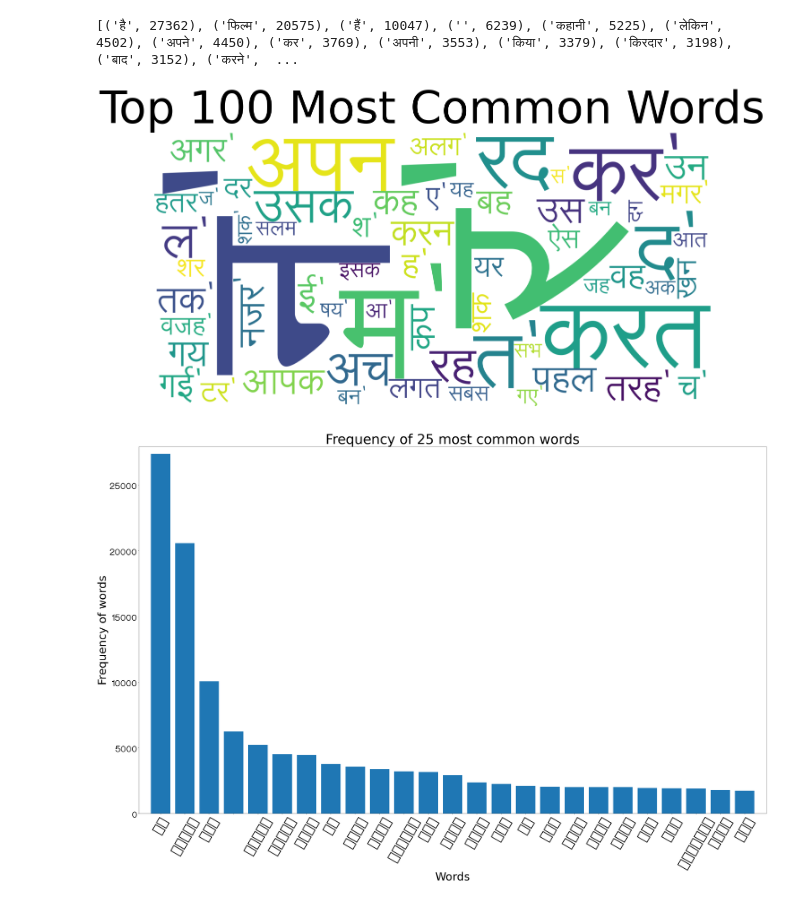
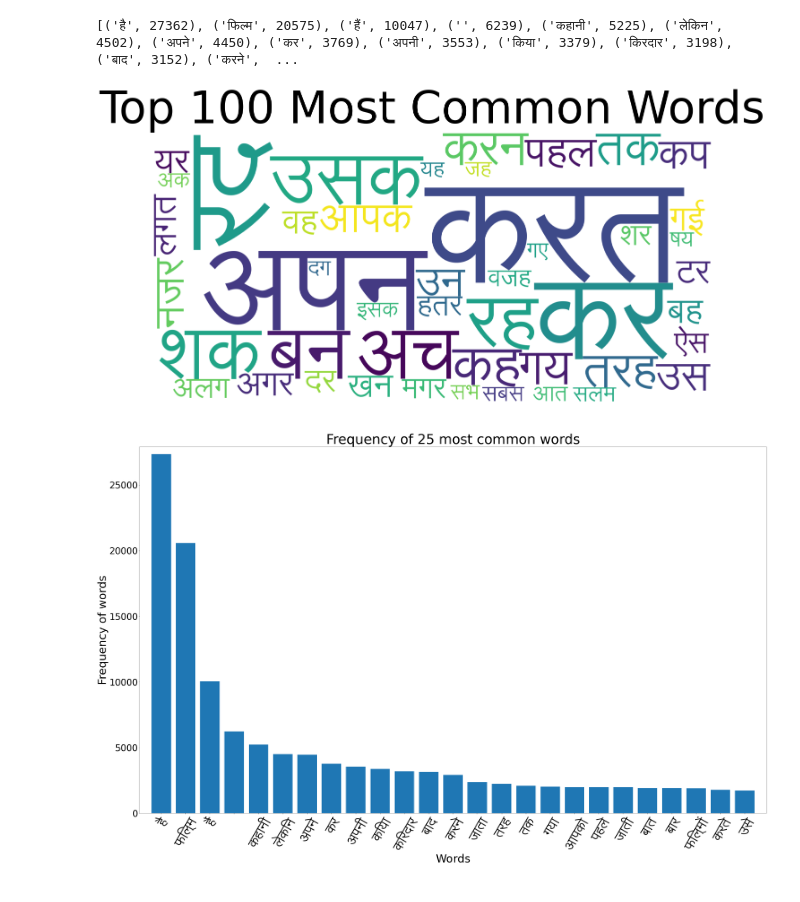
Before and after one commit to KartikGarg19/Hindi-Text-Corpus, a Jupyter notebook: ExploratoryAnalysisTFA.ipynb, the cells around one changed output. Saved outputs shown, nothing was run; the diff lists cells and outputs as text; code cells hidden in the pictures.

Commit message:
ExploratoryAnalysisTFA hindi text added in plot

```diff
--- a/ExploratoryAnalysisTFA.ipynb
+++ b/ExploratoryAnalysisTFA.ipynb
@@ -64,7 +64,13 @@ print(mostcommon)
 # %% [output]
 [('है', 27362), ('फिल्म', 20575), ('हैं', 10047), ('', 6239), ('कहानी', 5225), ('लेकिन', 4502), ('अपने', 4450), ('कर', 3769), ('अपनी', 3553), ('किया', 3379), ('किरदार', 3198), ('बाद', 3152), ('करने',  ...
 # %%
-wordcloud = WordCloud(font_path='Lohit-Devanagari.ttf', width=1600, height=800, background_color='white').generate(str(mostcommon))
+commontext = ""
+for i in mostcommon:
+    commontext += i[0]
+    commontext += " "
+# print(commontext)
+# comm = str(mostcommon)
+wordcloud = WordCloud(font_path='Lohit-Devanagari.ttf', width=1600, height=800, background_color='white').generate(commontext)
 fig = plt.figure(figsize=(30, 10), facecolor='white')
 plt.imshow(wordcloud, interpolation='bilinear')
 plt.axis('off')
@@ -73,23 +79,23 @@ plt.title('Top 100 Most Common Words', fontsize=100)
 plt.tight_layout(pad=0)
 plt.show()
 # %% [output]
-[figure, old version]
+[figure, new version]
 # %%
 mostcommon_small = FreqDist(allwords).most_common(25)
 x, y = zip(*mostcommon_small)
 #create a figure
 plt.figure(figsize=(50, 30))
 plt.margins(0.02)
 plt.bar(x, y)
 plt.xlabel('Words', fontsize=50)
 plt.ylabel('Frequency of words', fontsize=50)
 hindi_font = FontProperties(fname = 'Lohit-Devanagari.ttf')
-plt.yticks(fontproperties = hindi_font, fontsize=40)
-plt.xticks(rotation=60, fontsize=60)
+plt.yticks(fontsize=40)
+plt.xticks(fontproperties = hindi_font, rotation=60, fontsize=60)
 plt.title('Frequency of 25 most common words', fontsize=60)
 plt.show()
 # %% [output]
-[figure, old version]
+[figure, new version]
 # %%
 group_by = df.groupby('Sentiment')['Review'].apply(lambda x: Counter(' '.join(x).split()).most_common(25))
 # %%
```
Also changed, not shown: parts of 2 cells of this notebook.
